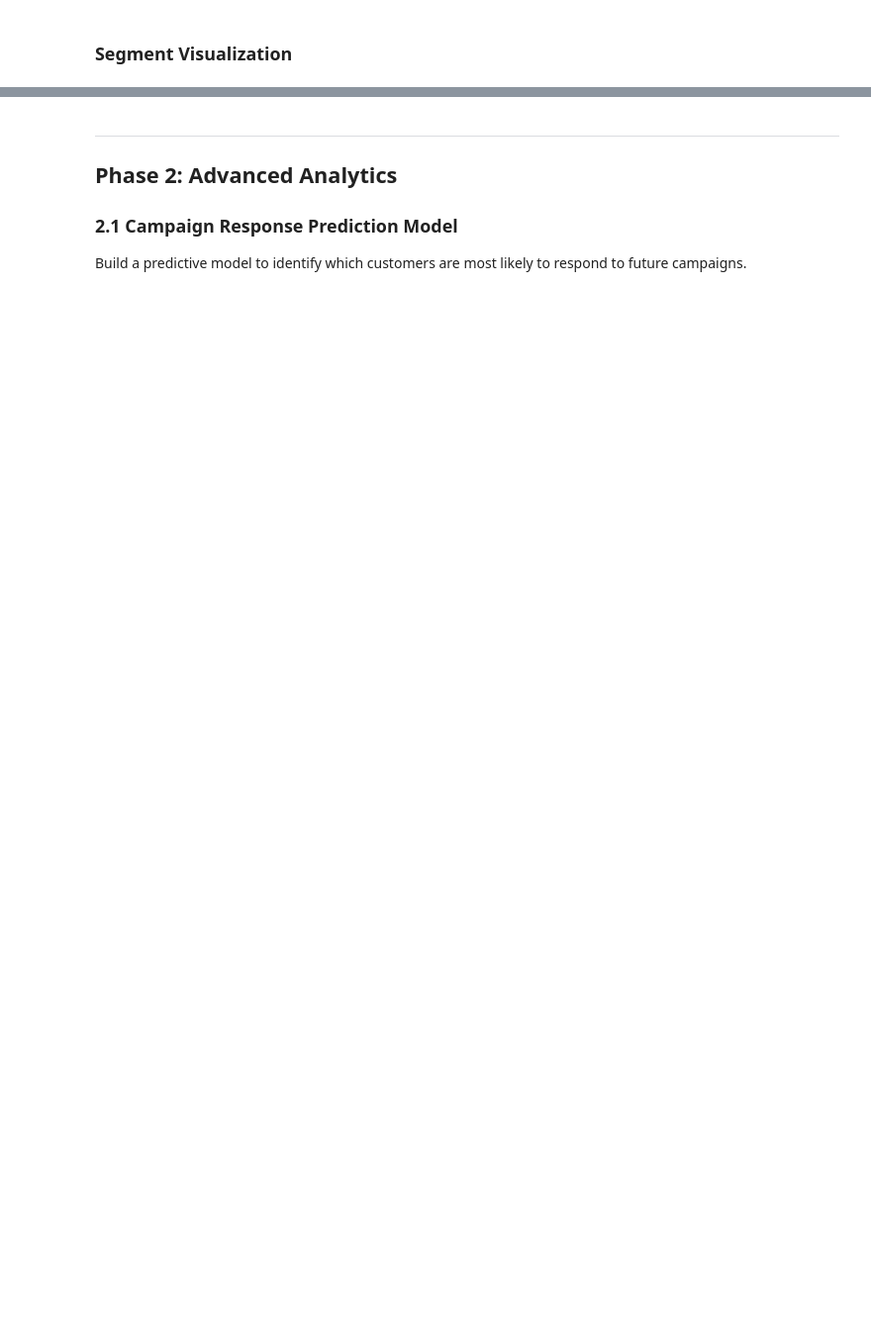
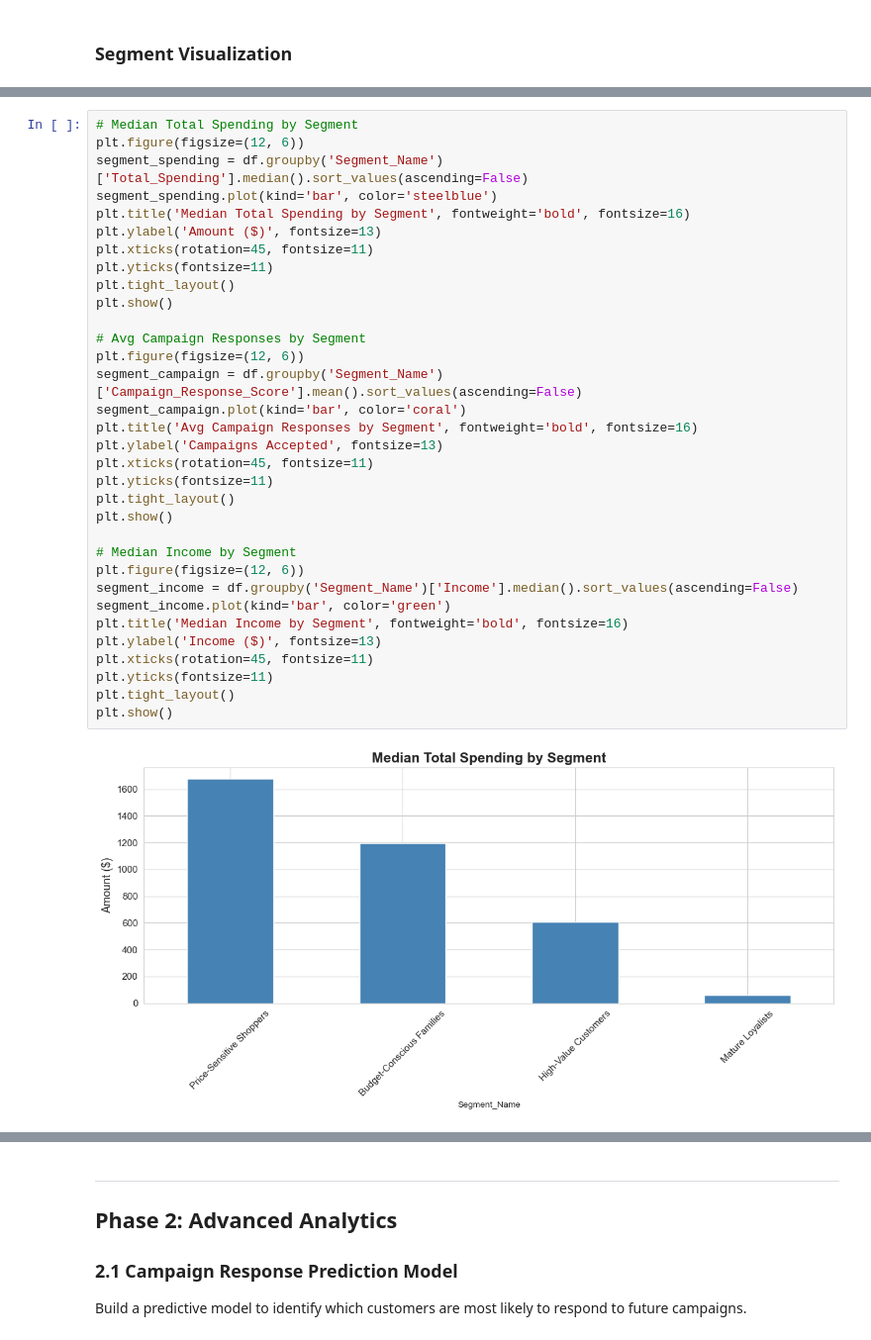
Before and after one commit to alexisvannson/DataForge-Labs, a Jupyter notebook: ClientInsights.ipynb, the cells around one changed output, grey strips where cells are left out. Shown at 99% size. Saved outputs shown, nothing was run; the diff lists cells and outputs as text; blank space fills up the shorter version.

```diff
--- a/ClientInsights.ipynb
+++ b/ClientInsights.ipynb
@@ -346,0 +357,35 @@ plt.show()
+# %%
+# Median Total Spending by Segment
+plt.figure(figsize=(12, 6))
+segment_spending = df.groupby('Segment_Name')['Total_Spending'].median().sort_values(ascending=False)
+segment_spending.plot(kind='bar', color='steelblue')
+plt.title('Median Total Spending by Segment', fontweight='bold', fontsize=16)
+plt.ylabel('Amount ($)', fontsize=13)
+plt.xticks(rotation=45, fontsize=11)
+plt.yticks(fontsize=11)
+plt.tight_layout()
+plt.show()
+
+# Avg Campaign Responses by Segment
+plt.figure(figsize=(12, 6))
+segment_campaign = df.groupby('Segment_Name')['Campaign_Response_Score'].mean().sort_values(ascending=False)
+segment_campaign.plot(kind='bar', color='coral')
+plt.title('Avg Campaign Responses by Segment', fontweight='bold', fontsize=16)
+plt.ylabel('Campaigns Accepted', fontsize=13)
+plt.xticks(rotation=45, fontsize=11)
+plt.yticks(fontsize=11)
+plt.tight_layout()
+plt.show()
+
+# Median Income by Segment
+plt.figure(figsize=(12, 6))
+segment_income = df.groupby('Segment_Name')['Income'].median().sort_values(ascending=False)
+segment_income.plot(kind='bar', color='green')
+plt.title('Median Income by Segment', fontweight='bold', fontsize=16)
+plt.ylabel('Income ($)', fontsize=13)
+plt.xticks(rotation=45, fontsize=11)
+plt.yticks(fontsize=11)
+plt.tight_layout()
+plt.show()
+# %% [output]
+[figure, added]
```
Also changed, not shown: parts of 47 cells of this notebook.
